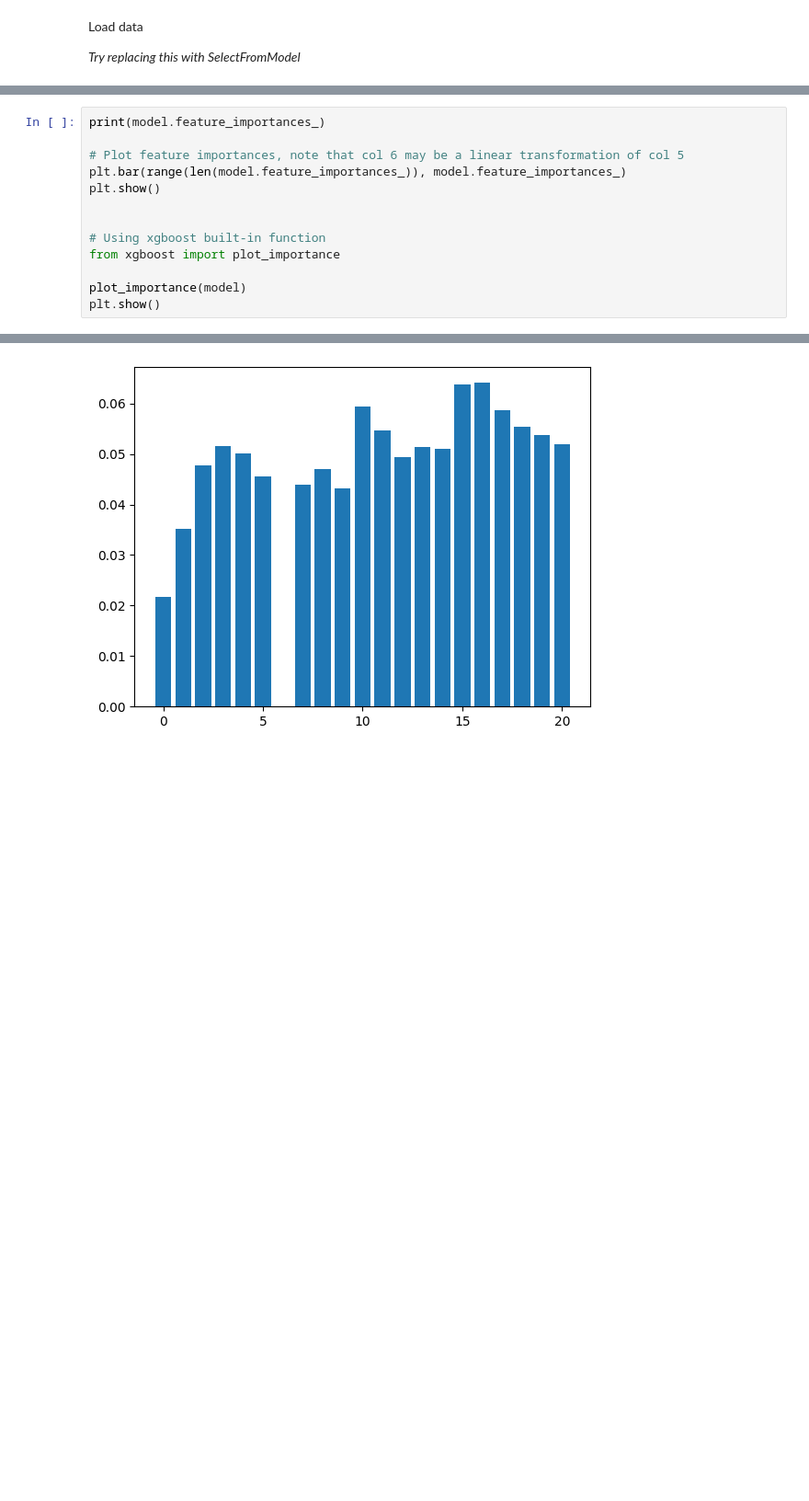
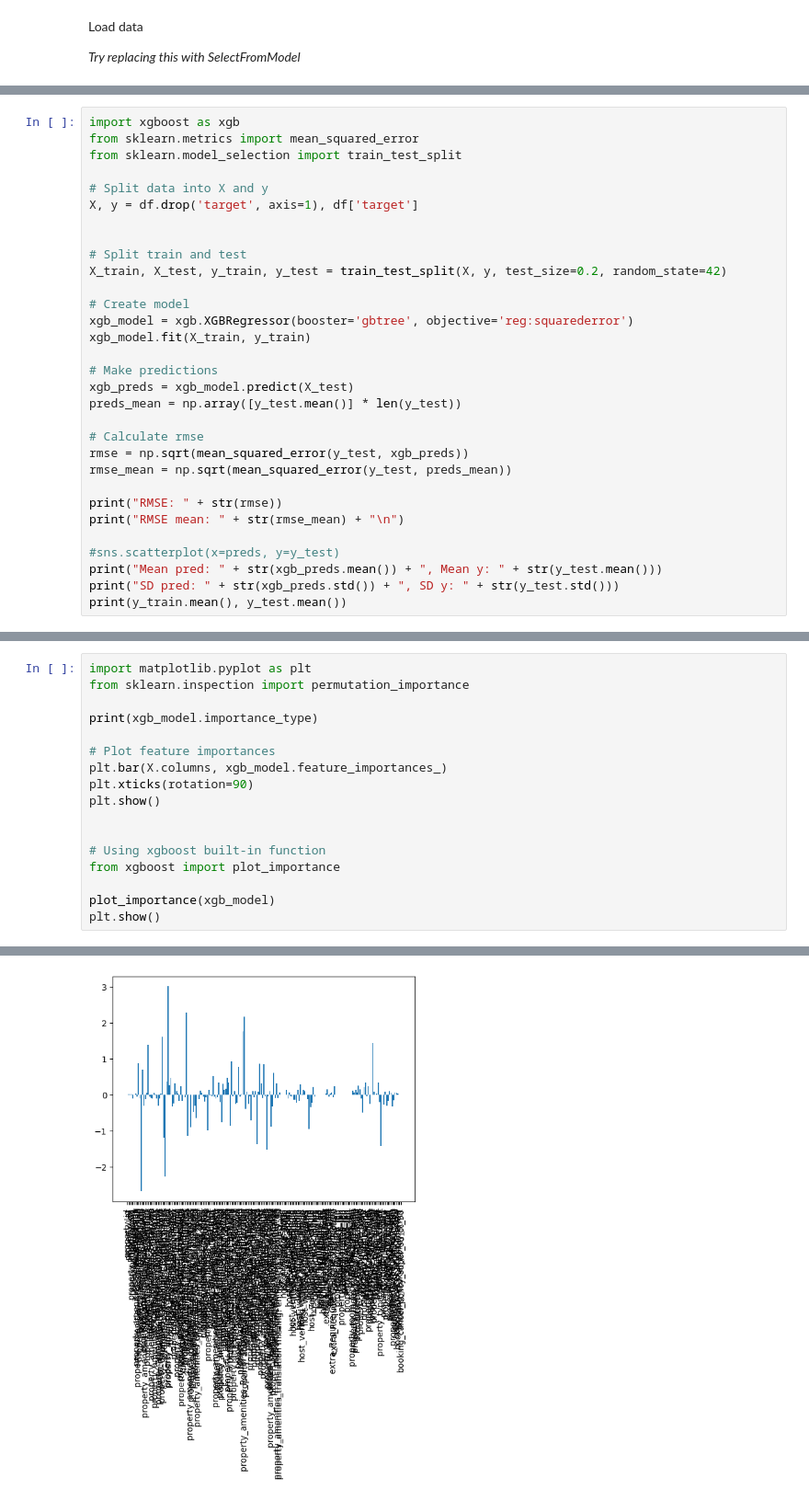
Before and after one commit to StefHerregods/AdvancedAnalytics_projects, a Jupyter notebook: assignment-1/model_testing.ipynb, the cells around one changed output, grey strips where cells are left out. Shown at 92% size. Cells and saved outputs as stored; diff of their text form; blank space fills up the shorter version.

```diff
--- a/assignment-1/model_testing.ipynb
+++ b/assignment-1/model_testing.ipynb
@@ -171,0 +27,31 @@ print(rmse)
+# %%
+import xgboost as xgb
+from sklearn.metrics import mean_squared_error
+from sklearn.model_selection import train_test_split
+
+# Split data into X and y
+X, y = df.drop('target', axis=1), df['target']
+
+
+# Split train and test
+X_train, X_test, y_train, y_test = train_test_split(X, y, test_size=0.2, random_state=42)
+
+# Create model
+xgb_model = xgb.XGBRegressor(booster='gbtree', objective='reg:squarederror')
+xgb_model.fit(X_train, y_train)
+
+# Make predictions
+xgb_preds = xgb_model.predict(X_test)
+preds_mean = np.array([y_test.mean()] * len(y_test))
+
+# Calculate rmse
+rmse = np.sqrt(mean_squared_error(y_test, xgb_preds))
+rmse_mean = np.sqrt(mean_squared_error(y_test, preds_mean))
+
+print("RMSE: " + str(rmse))
+print("RMSE mean: " + str(rmse_mean) + "\n")
+
+#sns.scatterplot(x=preds, y=y_test)
+print("Mean pred: " + str(xgb_preds.mean()) + ", Mean y: " + str(y_test.mean()))
+print("SD pred: " + str(xgb_preds.std()) + ", SD y: " + str(y_test.std()))
+print(y_train.mean(), y_test.mean())
@@ -172,14 +139,18 @@ print(rmse)
 # %%
-print(model.feature_importances_)
+import matplotlib.pyplot as plt
+from sklearn.inspection import permutation_importance
 
-# Plot feature importances, note that col 6 may be a linear transformation of col 5
-plt.bar(range(len(model.feature_importances_)), model.feature_importances_)
+print(xgb_model.importance_type)
+
+# Plot feature importances
+plt.bar(X.columns, xgb_model.feature_importances_)
+plt.xticks(rotation=90)
 plt.show()
 
 
 # Using xgboost built-in function
 from xgboost import plot_importance
 
-plot_importance(model)
+plot_importance(xgb_model)
 plt.show()
 # %% [output]
@@ -190 +158 @@ plt.show()
-[figure, old version]
+[figure, new version]
```
Also changed, not shown: parts of 29 cells of this notebook, 2 other files.
